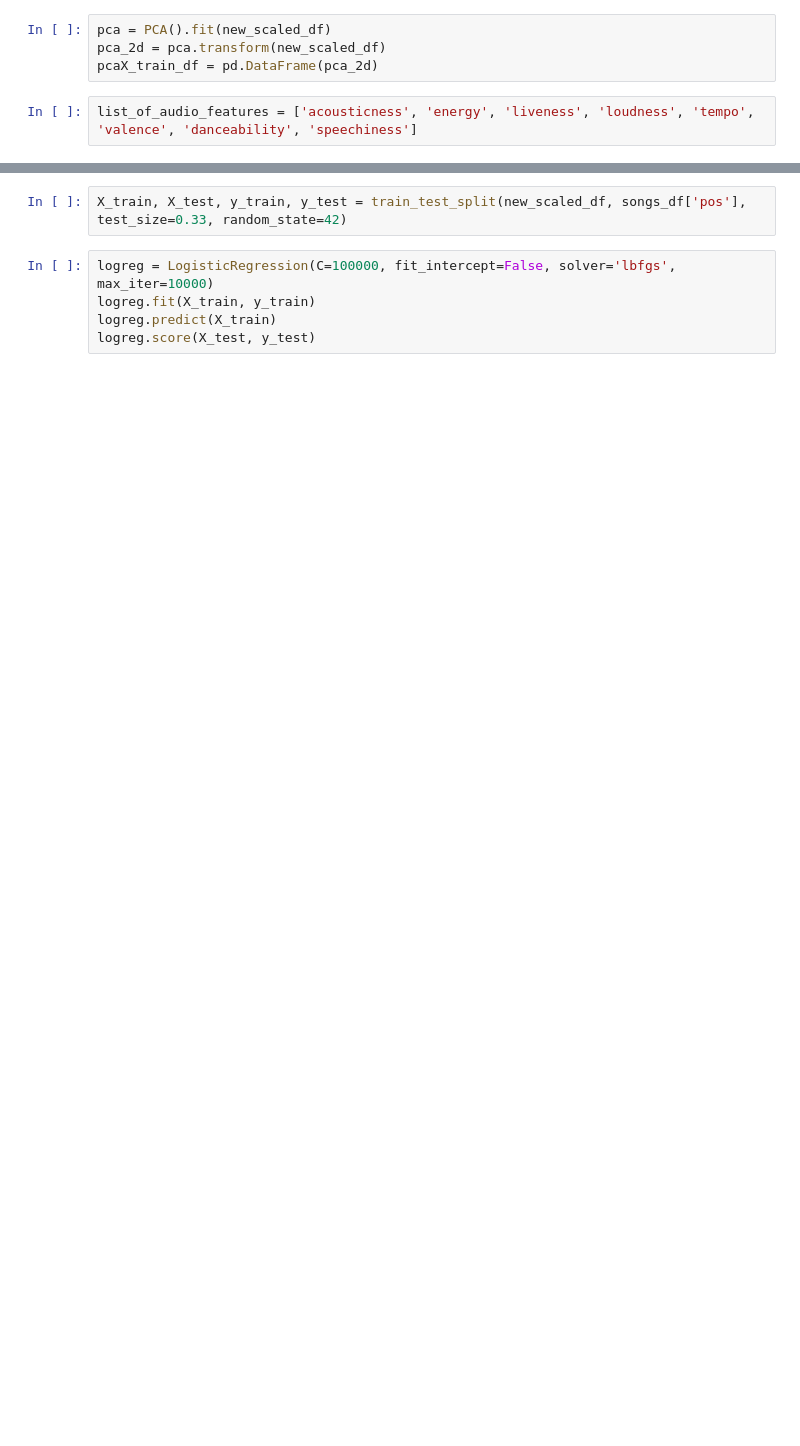
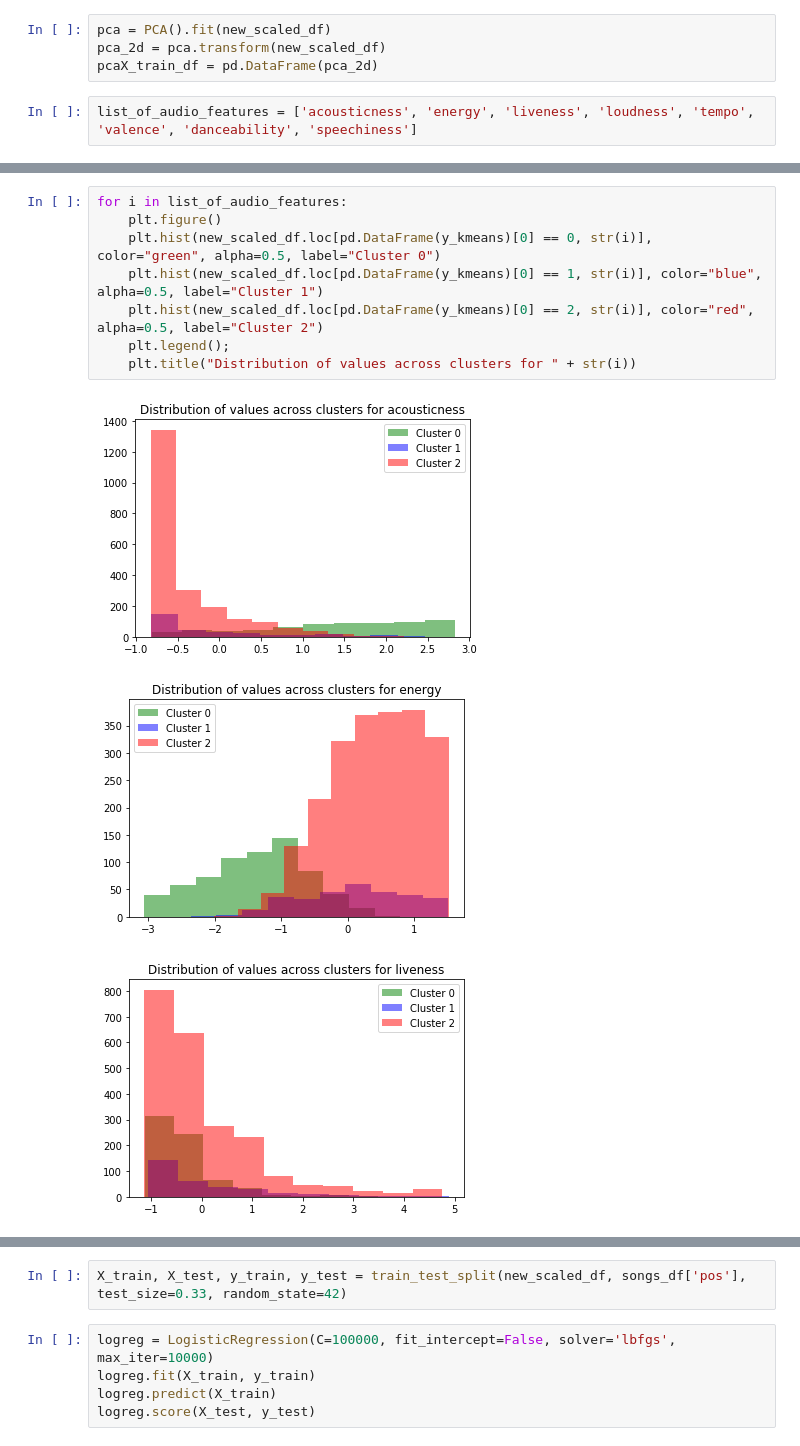
Before and after one commit to riacheruvu/109A_Final_Project, a Jupyter notebook: code/Other_Attempts.ipynb, the cells around one changed output, grey strips where cells are left out. Drawn from its saved outputs; the diff is of its cells as text; blank space fills up the shorter version.

```diff
--- a/code/Other_Attempts.ipynb
+++ b/code/Other_Attempts.ipynb
@@ -50,0 +217,12 @@ plt.title("K-means clustering results on PCA (no. of clusters = 3)");
+# %%
+for i in list_of_audio_features:
+    plt.figure()
+    plt.hist(new_scaled_df.loc[pd.DataFrame(y_kmeans)[0] == 0, str(i)], color="green", alpha=0.5, label="Cluster 0")
+    plt.hist(new_scaled_df.loc[pd.DataFrame(y_kmeans)[0] == 1, str(i)], color="blue", alpha=0.5, label="Cluster 1")
+    plt.hist(new_scaled_df.loc[pd.DataFrame(y_kmeans)[0] == 2, str(i)], color="red", alpha=0.5, label="Cluster 2")
+    plt.legend();
+    plt.title("Distribution of values across clusters for " + str(i))
+# %% [output]
+[figure, added]
+[figure, added]
+[figure, added]
```
Also changed, not shown: parts of 40 cells of this notebook, 6 other files.
